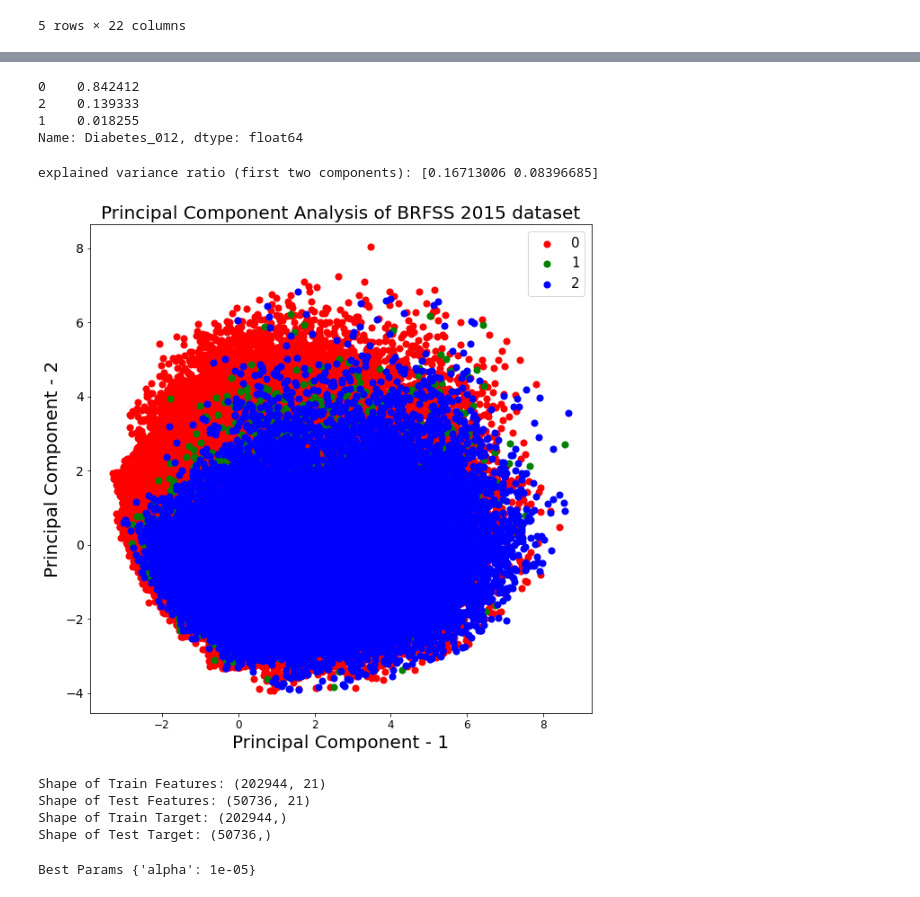
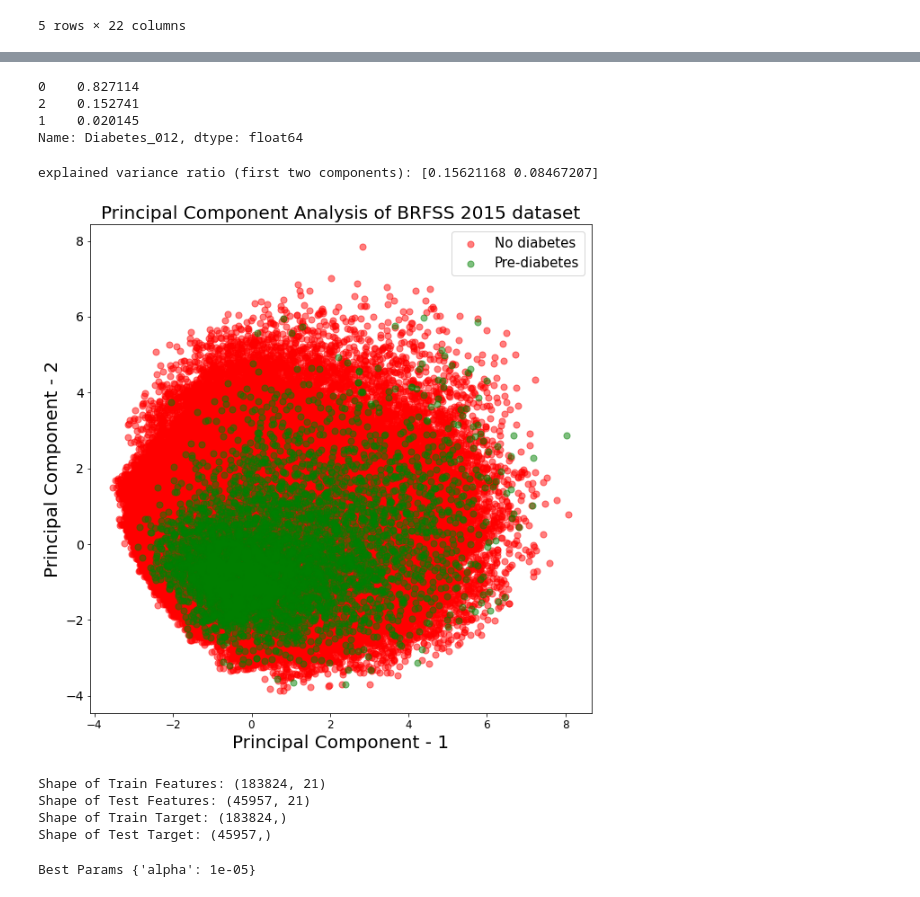
Before and after one commit to BruciiZ/stats302final, a Jupyter notebook: data_cleaning.ipynb, the cells around one changed output, grey strips where cells are left out. Cells and saved outputs as stored; diff of their text form; code cells hidden in the pictures.

```diff
--- a/data_cleaning.ipynb
+++ b/data_cleaning.ipynb
@@ -65,0 +82,4 @@ dtype: int64
+# %%
+df.drop_duplicates(inplace=True)
+# %%
+df = df.reset_index(drop = True)
@@ -110,46 +162,46 @@ plt.show()
 # %%
 df['Diabetes_012'].value_counts() / len(df)
 # %% [output]
-0    0.842412
-2    0.139333
-1    0.018255
+0    0.827114
+2    0.152741
+1    0.020145
 Name: Diabetes_012, dtype: float64
 # %%
 ## Unsupervised clustering
 import numpy as np
 from sklearn.decomposition import PCA
 from sklearn.preprocessing import StandardScaler
 
 X = df.iloc[:,1:]
 X = StandardScaler().fit_transform(X) # normalizing the features
 y = df.iloc[:,0]
 pca = PCA(n_components=2)
 principleComponent = pca.fit_transform(X)
 principleComponent = pd.DataFrame(principleComponent, columns = ["PC1", "PC2"])
 print(
     "explained variance ratio (first two components): %s"
     % str(pca.explained_variance_ratio_)
 )
 
 # visualize the princinple components
 plt.figure(figsize=(10,10))
 plt.xticks(fontsize=12)
 plt.yticks(fontsize=14)
 plt.xlabel('Principal Component - 1',fontsize=20)
 plt.ylabel('Principal Component - 2',fontsize=20)
 plt.title("Principal Component Analysis of BRFSS 2015 dataset",fontsize=20)
-targets = [0, 1, 2]
+targets = [0, 1]
 colors = ['r', 'g', 'b']
 for target, color in zip(targets,colors):
     indicesToKeep = df['Diabetes_012'] == target
     plt.scatter(principleComponent.loc[indicesToKeep, 'PC1']
-               , principleComponent.loc[indicesToKeep, 'PC2'], c = color, s = 50)
+               , principleComponent.loc[indicesToKeep, 'PC2'], c = color, s = 50, alpha=0.5)
 
-plt.legend(targets,prop={'size': 15})
+plt.legend(['No diabetes', 'Pre-diabetes'],prop={'size': 15})
 plt.show()
 # %% [output]
-explained variance ratio (first two components): [0.16713006 0.08396685]
+explained variance ratio (first two components): [0.15621168 0.08467207]
-[figure, old version]
+[figure, new version]
 # %%
 ## feature selection with lasso regression
 import numpy as np
@@ -171,10 +223,10 @@ print("Shape of Test Features: {}".format(X_test.shape))
 print("Shape of Train Target: {}".format(y_train.shape))
 print("Shape of Test Target: {}".format(y_test.shape))
 # %% [output]
-Shape of Train Features: (202944, 21)
-Shape of Test Features: (50736, 21)
-Shape of Train Target: (202944,)
-Shape of Test Target: (50736,)
+Shape of Train Features: (183824, 21)
+Shape of Test Features: (45957, 21)
+Shape of Train Target: (183824,)
+Shape of Test Target: (45957,)
 # %%
 # parameters to be tested on GridSearchCV
 params = {"alpha":np.arange(0.00001, 10, 500)}
```
Also changed, not shown: parts of 8 cells of this notebook, 4 other files.
